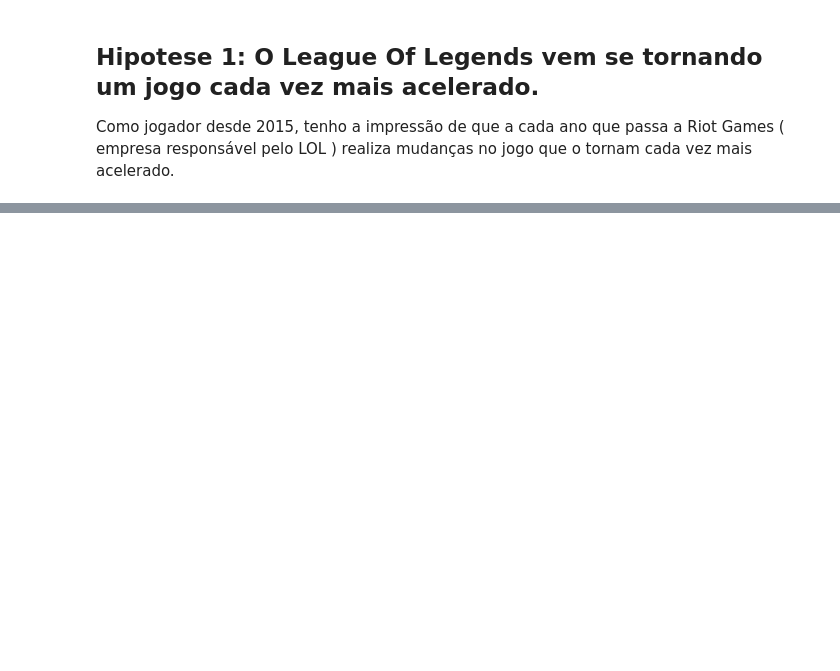
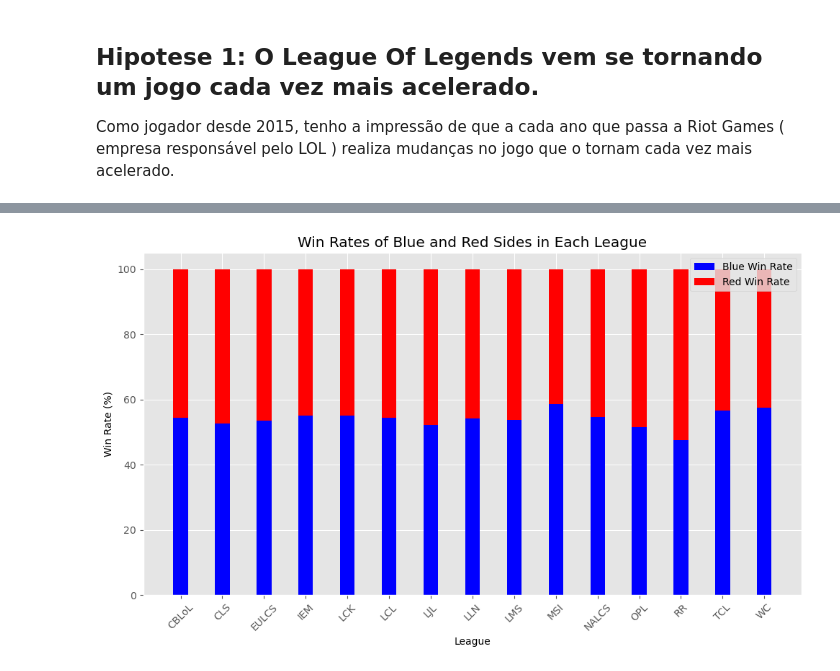
Before and after one commit to luccasilva/icd-lol, a Jupyter notebook: TP.ipynb, the cells around one changed output, grey strips where cells are left out. Drawn from its saved outputs; the diff is of its cells as text; code cells hidden in the pictures; blank space fills up the shorter version.

Commit message:
initial

```diff
--- a/TP.ipynb
+++ b/TP.ipynb
@@ -536,0 +372,14 @@ for year in kills_years:
+# %%
+# Group the data by league
+grouped_data = lol_data.groupby('League')
+
+# Iterate over each league
+for league, group in grouped_data:
+    # Calculate the win rate for each side (Red and Blue)
+    blue_win_rate = (group['bResult'].sum() / len(group)) * 100
+    red_win_rate = (group['rResult'].sum() / len(group)) * 100
+
+    # Print the result for the current league
+    print(f"In {league}, the Blue side win rate: {blue_win_rate:.2f}%")
+    print(f"In {league}, the Red side win rate: {red_win_rate:.2f}%")
+    print()
@@ -536,0 +404,35 @@ for year in kills_years:
+# %%
+# Group the data by league
+grouped_data = lol_data.groupby('League')
+
+# Initialize lists to store win rates and league names
+blue_win_rates = []
+red_win_rates = []
+leagues = []
+
+# Iterate over each league
+for league, group in grouped_data:
+    # Calculate the win rate for each side (Red and Blue)
+    blue_win_rate = (group['bResult'].sum() / len(group)) * 100
+    red_win_rate = (group['rResult'].sum() / len(group)) * 100
+
+    # Store the win rates and league names
+    blue_win_rates.append(blue_win_rate)
+    red_win_rates.append(red_win_rate)
+    leagues.append(league)
+
+# Plotting the bar chart
+plt.figure(figsize=(10, 6))
+x = range(len(leagues))
+width = 0.35
+plt.bar(x, blue_win_rates, width, label='Blue Win Rate', color='blue')
+plt.bar(x, red_win_rates, width, label='Red Win Rate', color='red', bottom=blue_win_rates)
+plt.xticks(x, leagues, rotation=45)
+plt.xlabel('League')
+plt.ylabel('Win Rate (%)')
+plt.title('Win Rates of Blue and Red Sides in Each League')
+plt.legend()
+plt.tight_layout()
+plt.show()
+# %% [output]
+[figure, added]
```
Also changed, not shown: parts of 43 cells of this notebook.
